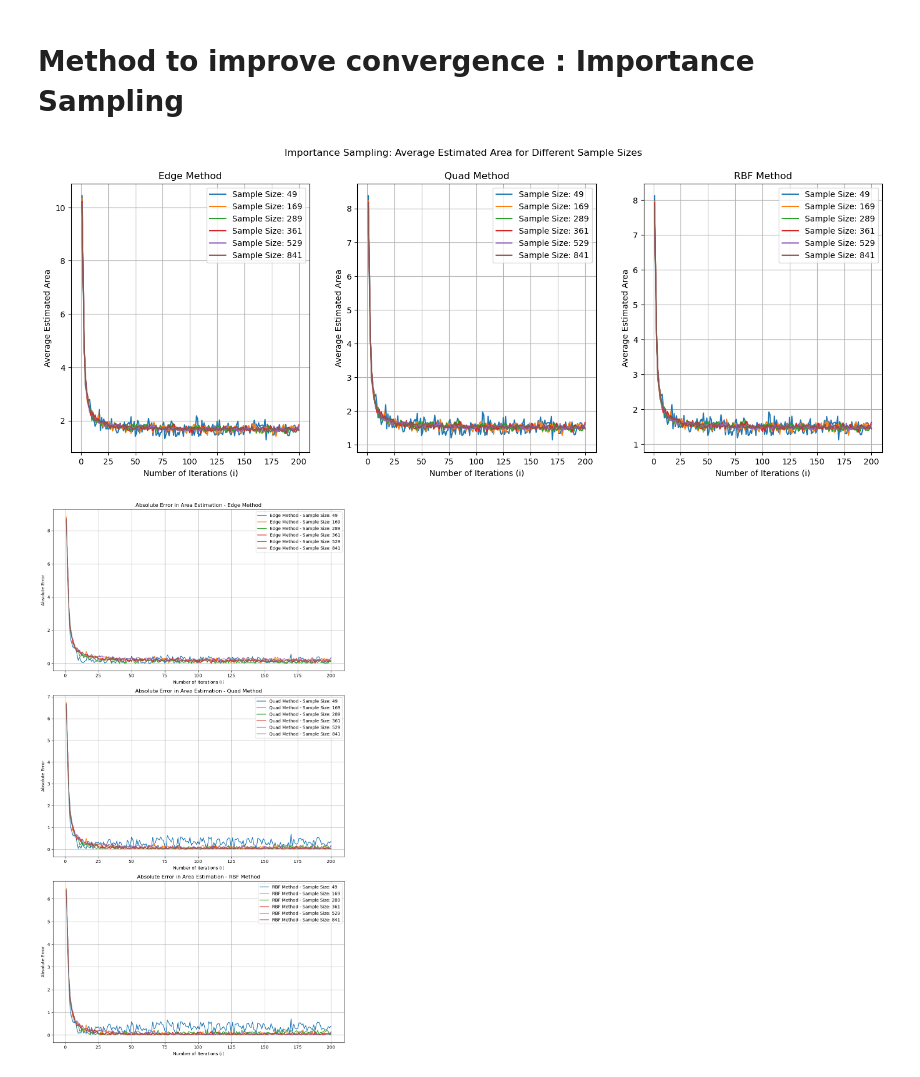
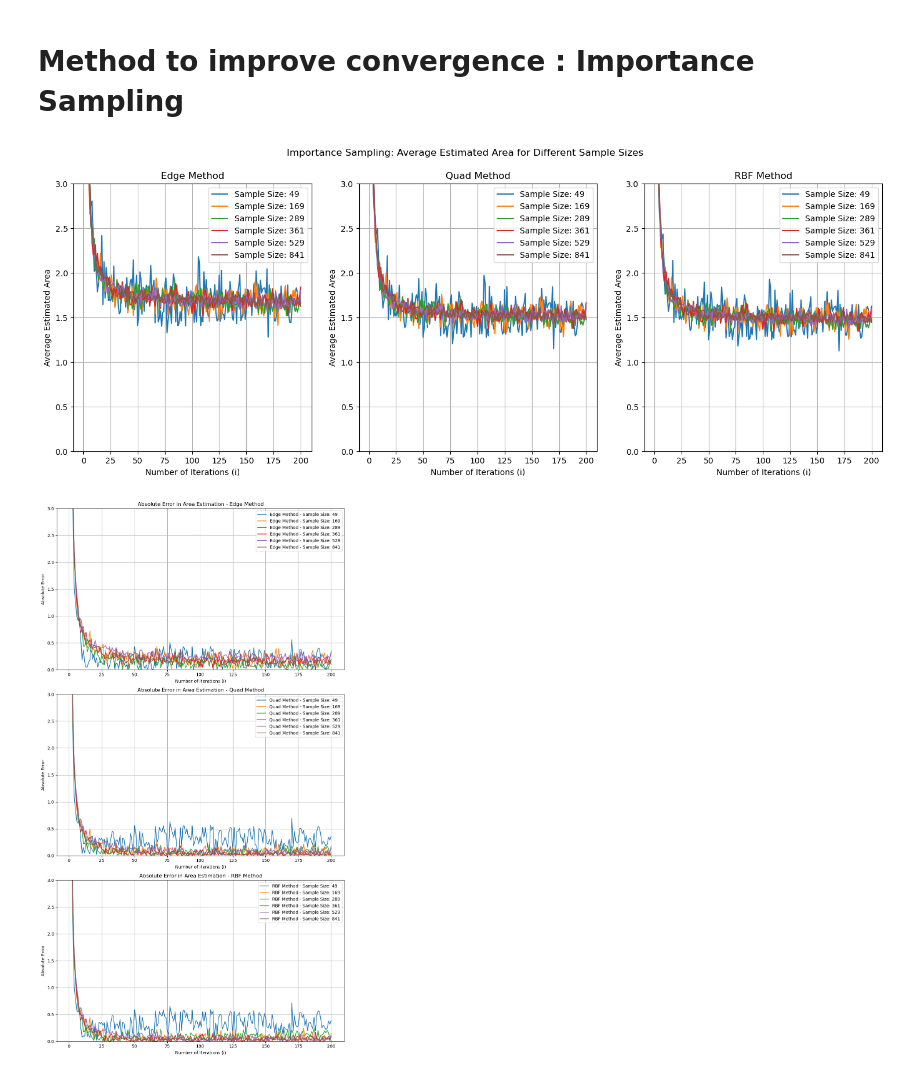
Before and after one commit to guoda23/stochastic_simulation_assignment_1, a Jupyter notebook: combined_sampling_methods.ipynb, the cells around one changed output. Saved outputs shown, nothing was run; the diff lists cells and outputs as text; code cells hidden in the pictures.

Commit message:
Add files via upload
added new graphs comparing methods, adjusted y axes

```diff
--- a/combined_sampling_methods.ipynb
+++ b/combined_sampling_methods.ipynb
@@ -240,7 +236,7 @@ def latin_hypercube_sampling(n, random_state=None, visualize = False, orthogonal
     """
     Function to create n samples in a 2 dimensional space.
     Input:
-    - n
+    - n: number of samples
     - visualization: True or False (False by default)
     - orthogonal sampling: True or False (False by default)
     (assumes variable ranges specified globally)
@@ -250,8 +246,6 @@ def latin_hypercube_sampling(n, random_state=None, visualize = False, orthogonal
     - y_samples
     - Visualization of samples if parameter visualize = True
     """
-    # Set the random seed for reproducibility
-    # np.random.seed(random_state)
 
     # Use scipy package to generate latin hypercube samples
     if orthogonal_sampling == True:
@@ -259,7 +253,7 @@ def latin_hypercube_sampling(n, random_state=None, visualize = False, orthogonal
     else:
         strength = 1
 
-    latin_hypercube = lhs(d=2, strength = strength)
+    latin_hypercube = lhs(d=2, strength = strength, seed = random_state)
     samples = latin_hypercube.random(n)
 
     # Scale the samples to the specified variable ranges
@@ -368,6 +362,11 @@ i_max = 200
 s_values = [49, 169, 289, 361, 529, 841] #Orthogonal Sampling only works on sample sizes of prime square values
 num_runs = 10
 sampling_methods = ['Uniform Sampling', 'Latin Hypercube Sampling', 'Orthogonal Sampling']
+
+#Initiate variabes storing data for all sampling methods
+all_average_areas = []
+all_absolute_errors = []
+
 
 for sampling_method in sampling_methods:
 
@@ -384,6 +383,7 @@ for sampling_method in sampling_methods:
 
     # Calculate the average estimated area for each sample size
     average_area_by_sample = np.mean(area_estimations_sum, axis=2)
+    all_average_areas.append(average_area_by_sample)
 
     # Plotting the estimated area for different sample sizes
     for idx, s in enumerate(s_values):
@@ -392,6 +392,7 @@ for sampling_method in sampling_methods:
     plt.xlabel('Number of Iterations (i)')
     plt.ylabel('Average Estimated Area')
     plt.title(sampling_method + ':\nAverage Estimated Area for Different Sample Sizes')
+    plt.ylim(bottom=0, top=3)
     plt.legend()
     plt.grid()
     plt.show()
@@ -404,6 +405,7 @@ for sampling_method in sampling_methods:
 
     # Calculate the absolute error based on s_values
     absolute_errors = np.abs(area_estimations_sum - reshaped_reference_areas)
+    all_absolute_errors.append(absolute_errors)
 
     # Plot the absolute errors for different s_values
     for i, s in enumerate(s_values):
@@ -412,6 +414,7 @@ for sampling_method in sampling_methods:
     plt.xlabel('Iterations')
     plt.ylabel('Absolute Error')
     plt.title(sampling_method + ':\nAbsolute Error for Different Sample Sizes')
+    plt.ylim(bottom=0, top=3)
     plt.legend()
     plt.grid()
     plt.show()
@@ -503,31 +506,37 @@ reference_areas_avg = np.mean(reference_areas, axis=1)
 # %%
 # Calculate the average estimated area for each sample size
 average_area_edge = np.mean(area_estimations_edge, axis=2)
 average_area_quad = np.mean(area_estimations_quad, axis=2)
 average_area_rbf = np.mean(area_estimations_rbf, axis=2)
+
+#Store data
+all_average_areas.append(average_area_edge)
+all_average_areas.append(average_area_quad)
+all_average_areas.append(average_area_rbf)
 
 # Set up subplots
 fig, axes = plt.subplots(1, 3, figsize=(18, 6))
 
 # Plotting the estimated area for different sample sizes in each subplot
 for idx, s in enumerate(s_values):
     axes[0].plot(range(1, i_max + 1), average_area_edge[:, idx], label=f'Sample Size: {s}')
     axes[1].plot(range(1, i_max + 1), average_area_quad[:, idx], label=f'Sample Size: {s}')
     axes[2].plot(range(1, i_max + 1), average_area_rbf[:, idx], label=f'Sample Size: {s}')
 
 # Set common labels and title
 for ax in axes:
     ax.set_xlabel('Number of Iterations (i)')
     ax.set_ylabel('Average Estimated Area')
+    ax.set_ylim(bottom = 0, top = 3)
     ax.legend()
     ax.grid()
 
 # Set individual titles
 axes[0].set_title('Edge Method')
 axes[1].set_title('Quad Method')
 axes[2].set_title('RBF Method')
 
 plt.suptitle('Importance Sampling: Average Estimated Area for Different Sample Sizes')
 plt.show()
 # %% [output]
-[figure, old version]
+[figure, new version]
@@ -534,11 +553,7 @@ plt.show()
 # %%
-# Calculate the absolute error for each weighting function
-error_edge = np.abs(average_area_edge - reference_areas_avg)
-error_quad = np.abs(average_area_quad - reference_areas_avg)
-error_rbf = np.abs(average_area_rbf - reference_areas_avg)
+# Sample sizes
+s_values = [49, 169, 289, 361, 529, 841] #Orthogonal Sampling only works on sample sizes of prime square values
 
-# Sample sizes
-s_values = [49, 169, 289, 361, 529, 841]
 
 # Plotting the absolute error
 fig, axes = plt.subplots(3, 1, figsize=(10, 18))
@@ -550,6 +565,7 @@ axes[0].set_xlabel('Number of Iterations (i)')
 axes[0].set_ylabel('Absolute Error')
 axes[0].set_title('Absolute Error in Area Estimation - Edge Method')
 axes[0].legend()
+axes[0].set_ylim(bottom = 0, top = 3)
 axes[0].grid()
 
 # Plot for Quad Method
@@ -559,6 +575,7 @@ axes[1].set_xlabel('Number of Iterations (i)')
 axes[1].set_ylabel('Absolute Error')
 axes[1].set_title('Absolute Error in Area Estimation - Quad Method')
 axes[1].legend()
+axes[1].set_ylim(bottom = 0, top = 3)
 axes[1].grid()
 
 # Plot for RBF Method
@@ -568,9 +585,10 @@ axes[2].set_xlabel('Number of Iterations (i)')
 axes[2].set_ylabel('Absolute Error')
 axes[2].set_title('Absolute Error in Area Estimation - RBF Method')
 axes[2].legend()
+axes[2].set_ylim(bottom = 0, top = 3)
 axes[2].grid()
 
 plt.tight_layout()
 plt.show()
 # %% [output]
-[figure, old version]
+[figure, new version]
```
Also changed, not shown: parts of 7 cells of this notebook.
